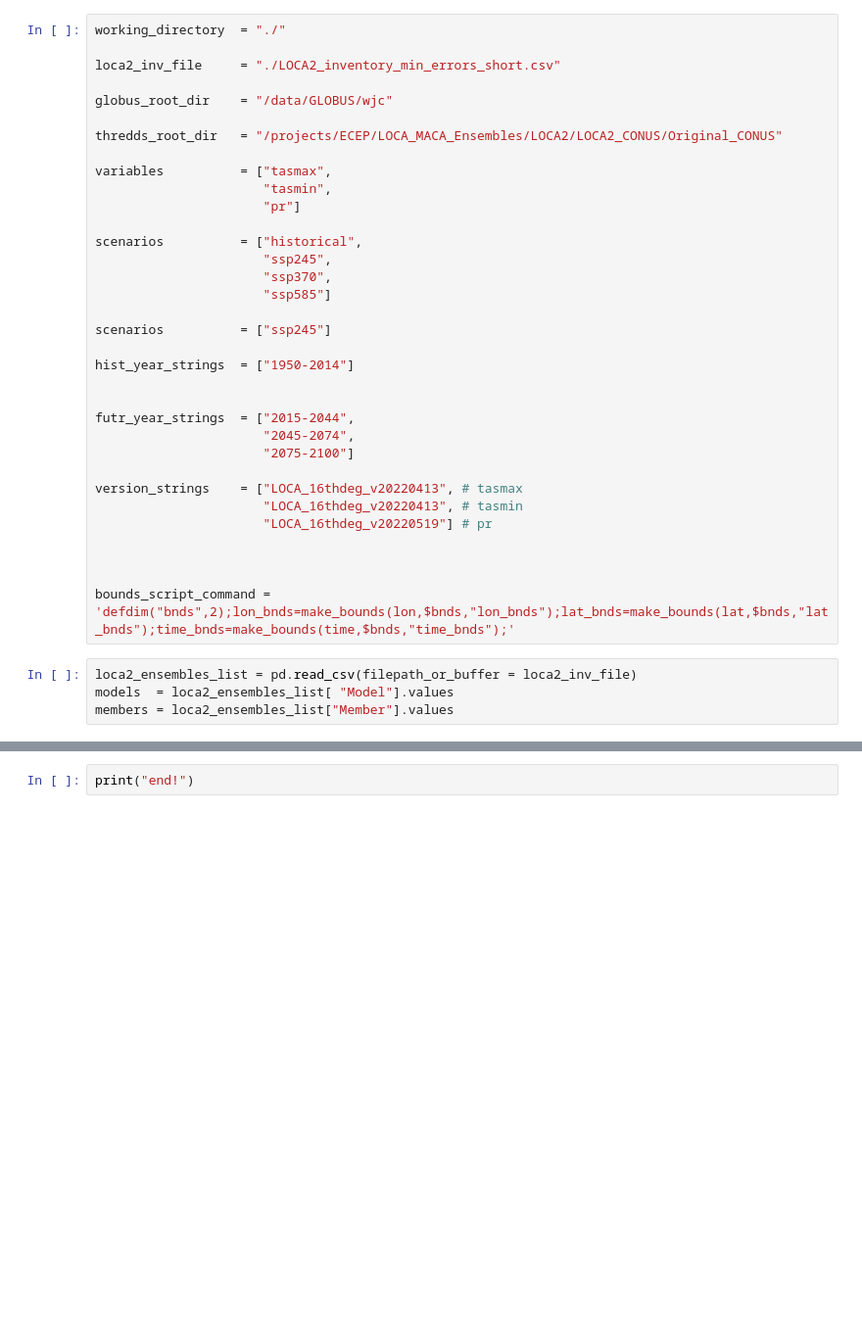
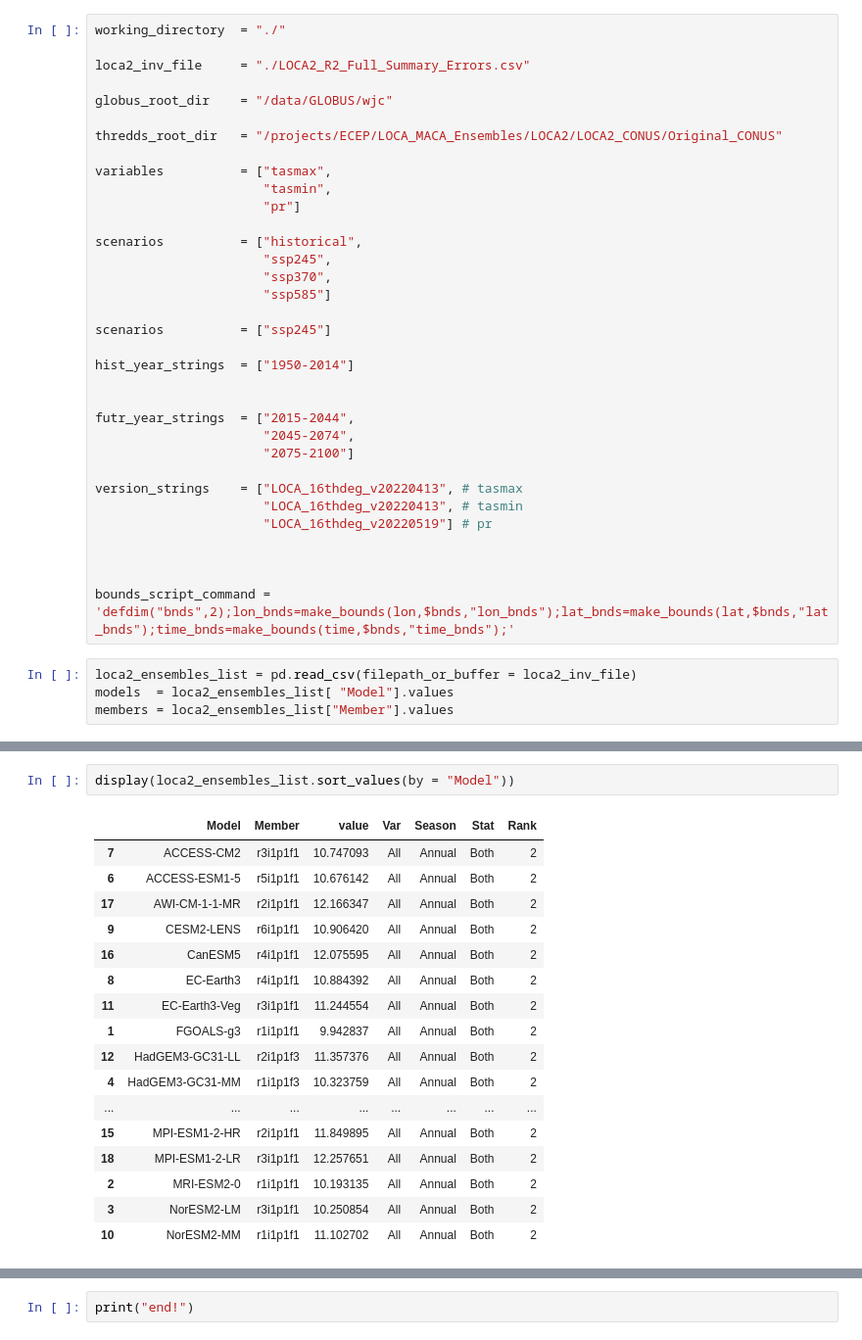
Before and after one commit to wjcapehart/LOCA2_Prep, a Jupyter notebook: loca2_post_globus.ipynb, the cells around one changed output, grey strips where cells are left out. Shown at 98% size. Cells and saved outputs as stored; diff of their text form; blank space fills up the shorter version.

Commit message:
Adding Download Tools for Second Rank and r1i1p1f1

```diff
--- a/loca2_post_globus.ipynb
+++ b/loca2_post_globus.ipynb
@@ -26,7 +26,7 @@ days_per_year(2100)
 # %%
 working_directory  = "./"
 
-loca2_inv_file     = "./LOCA2_inventory_min_errors_short.csv"
+loca2_inv_file     = "./LOCA2_R2_Full_Summary_Errors.csv"
 
 globus_root_dir    = "/data/GLOBUS/wjc"
 
@@ -117,3 +115,23 @@ IPSL-CM6A-LR.r3i1p1f1
+# %%
+display(loca2_ensembles_list.sort_values(by = "Model"))
+# %% [output]
+|  | Model | Member | value | Var | Season | Stat | Rank |
+| 7 | ACCESS-CM2 | r3i1p1f1 | 10.747093 | All | Annual | Both | 2 |
+| 6 | ACCESS-ESM1-5 | r5i1p1f1 | 10.676142 | All | Annual | Both | 2 |
+| 17 | AWI-CM-1-1-MR | r2i1p1f1 | 12.166347 | All | Annual | Both | 2 |
+| 9 | CESM2-LENS | r6i1p1f1 | 10.906420 | All | Annual | Both | 2 |
+| 16 | CanESM5 | r4i1p1f1 | 12.075595 | All | Annual | Both | 2 |
+| 8 | EC-Earth3 | r4i1p1f1 | 10.884392 | All | Annual | Both | 2 |
+| 11 | EC-Earth3-Veg | r3i1p1f1 | 11.244554 | All | Annual | Both | 2 |
+| 1 | FGOALS-g3 | r1i1p1f1 | 9.942837 | All | Annual | Both | 2 |
+| 12 | HadGEM3-GC31-LL | r2i1p1f3 | 11.357376 | All | Annual | Both | 2 |
+| 4 | HadGEM3-GC31-MM | r1i1p1f3 | 10.323759 | All | Annual | Both | 2 |
+| ... | ... | ... | ... | ... | ... | ... | ... |
+| 15 | MPI-ESM1-2-HR | r2i1p1f1 | 11.849895 | All | Annual | Both | 2 |
+| 18 | MPI-ESM1-2-LR | r3i1p1f1 | 12.257651 | All | Annual | Both | 2 |
+| 2 | MRI-ESM2-0 | r1i1p1f1 | 10.193135 | All | Annual | Both | 2 |
+| 3 | NorESM2-LM | r3i1p1f1 | 10.250854 | All | Annual | Both | 2 |
+| 10 | NorESM2-MM | r1i1p1f1 | 11.102702 | All | Annual | Both | 2 |
 # %%
 for m in range(len(models)):
 
```
Also changed, not shown: parts of 4 cells of this notebook, 17 other files.
